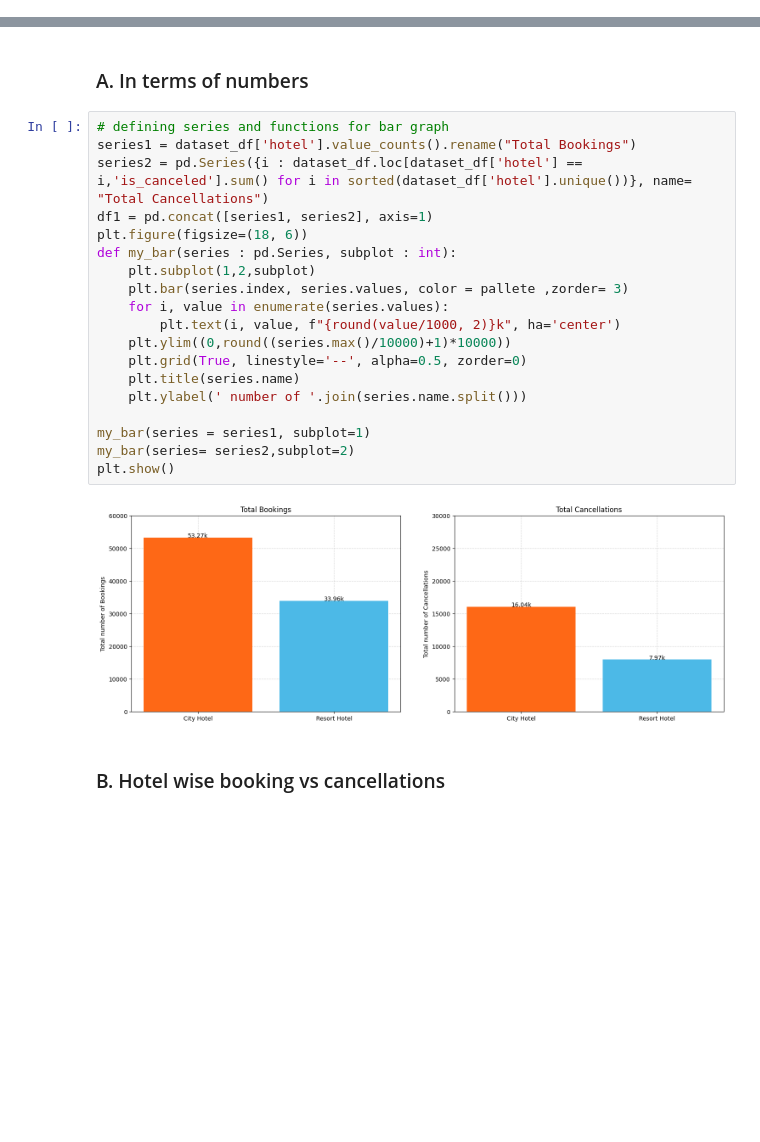
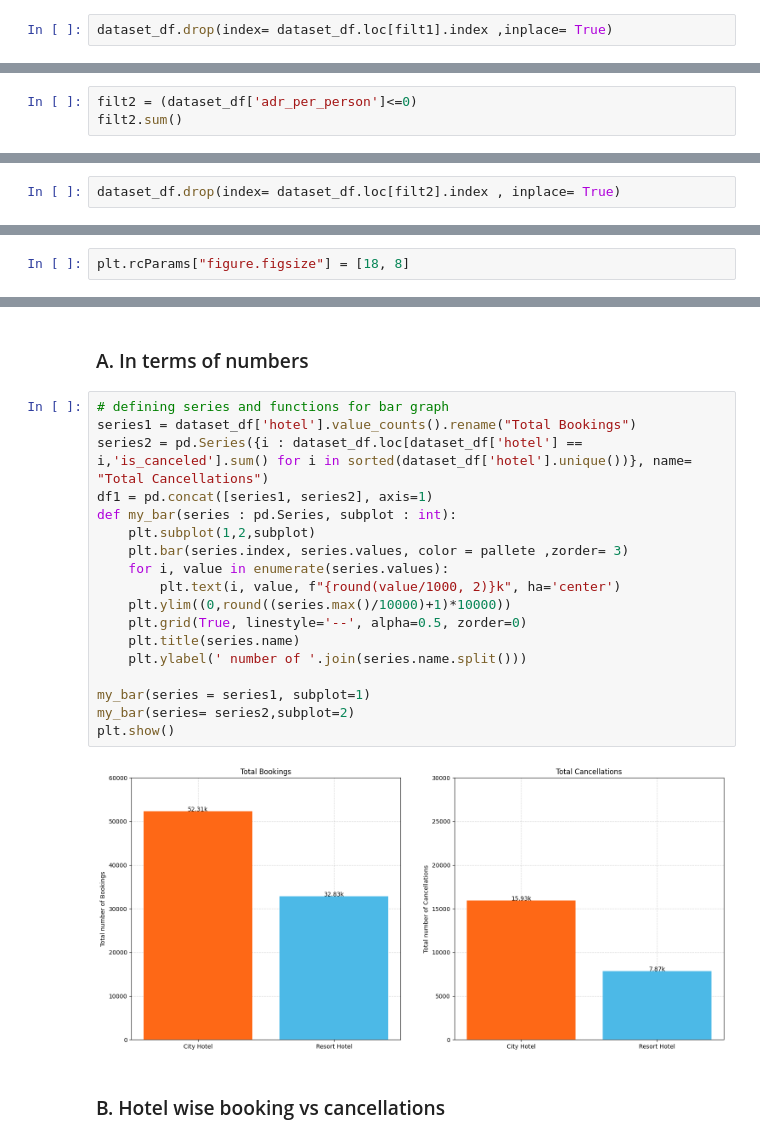
Before and after one commit to HarshitLaloriya/EDA-on-Hotel-Booking-Dataset, a Jupyter notebook: Hotel_Booking_EDA.ipynb, the cells around one changed output, grey strips where cells are left out. Drawn from its saved outputs; the diff is of its cells as text; blank space fills up the shorter version.

```diff
--- a/Hotel_Booking_EDA.ipynb
+++ b/Hotel_Booking_EDA.ipynb
@@ -388,0 +238,2 @@ plt.show()
+# %%
+dataset_df.drop(index= dataset_df.loc[filt1].index ,inplace= True)
@@ -388,0 +248,3 @@ plt.show()
+# %%
+filt2 = (dataset_df['adr_per_person']<=0)
+filt2.sum()
@@ -388,0 +268,2 @@ plt.show()
+# %%
+dataset_df.drop(index= dataset_df.loc[filt2].index , inplace= True)
@@ -388,0 +279,2 @@ plt.show()
+# %%
+plt.rcParams["figure.figsize"] = [18, 8]
@@ -458,24 +363,23 @@ def my_countplot(column : str, hotel = 'Overall' , subplot = 1, percentage = Tru
 # %%
 # defining series and functions for bar graph
 series1 = dataset_df['hotel'].value_counts().rename("Total Bookings")
 series2 = pd.Series({i : dataset_df.loc[dataset_df['hotel'] == i,'is_canceled'].sum() for i in sorted(dataset_df['hotel'].unique())}, name= "Total Cancellations")
 df1 = pd.concat([series1, series2], axis=1)
-plt.figure(figsize=(18, 6))
 def my_bar(series : pd.Series, subplot : int):
     plt.subplot(1,2,subplot)
     plt.bar(series.index, series.values, color = pallete ,zorder= 3)
     for i, value in enumerate(series.values):
         plt.text(i, value, f"{round(value/1000, 2)}k", ha='center')
     plt.ylim((0,round((series.max()/10000)+1)*10000))
     plt.grid(True, linestyle='--', alpha=0.5, zorder=0)
     plt.title(series.name)
     plt.ylabel(' number of '.join(series.name.split()))
 
 my_bar(series = series1, subplot=1)
 my_bar(series= series2,subplot=2)
 plt.show()
 # %% [output]
-[figure, old version]
+[figure, new version]
 # %% [markdown]
 ### B. Hotel wise booking vs cancellations
 # %%
```
Also changed, not shown: parts of 134 cells of this notebook.
